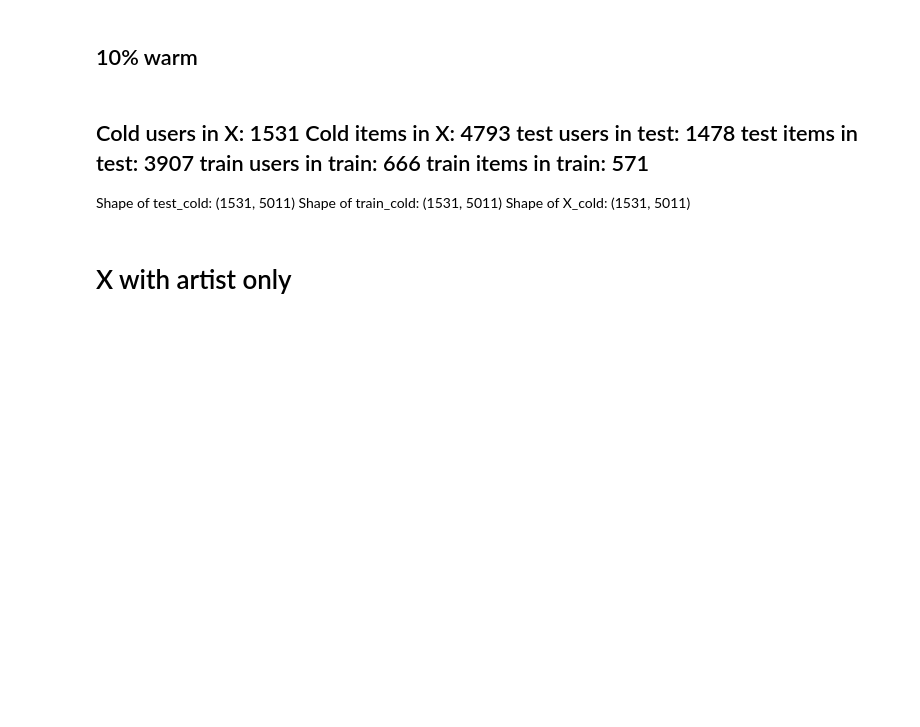
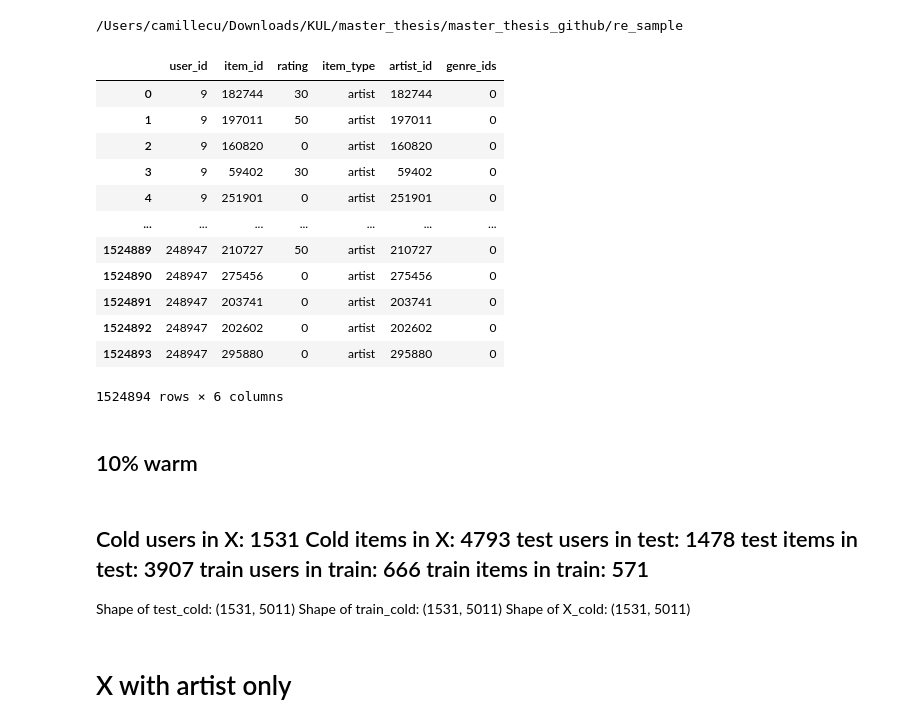
Before and after one commit to camilleecu/master_thesis, a Jupyter notebook: re_sample/Yahoo_four_elicitation.ipynb, the cells around one changed output. Cells and saved outputs as stored; diff of their text form; code cells hidden in the pictures; blank space fills up the shorter version.

Commit message:
yahoo tree

```diff
--- a/re_sample/Yahoo_four_elicitation.ipynb
+++ b/re_sample/Yahoo_four_elicitation.ipynb
@@ -40,6 +49,24 @@ from pct.tree.tree import Tree
+# %%
+print(os.getcwd())
+# %% [output]
+/Users/camillecu/Downloads/KUL/master_thesis/master_thesis_github/re_sample
 # %%
-filtered_df = pd.read_csv("../Yahoodata/filtered_df.csv")
+filtered_df = pd.read_csv("filtered_df.csv")
 filtered_df
+# %% [output]
+|  | user_id | item_id | rating | item_type | artist_id | genre_ids |
+| 0 | 9 | 182744 | 30 | artist | 182744 | 0 |
+| 1 | 9 | 197011 | 50 | artist | 197011 | 0 |
+| 2 | 9 | 160820 | 0 | artist | 160820 | 0 |
+| 3 | 9 | 59402 | 30 | artist | 59402 | 0 |
+| 4 | 9 | 251901 | 0 | artist | 251901 | 0 |
+| ... | ... | ... | ... | ... | ... | ... |
+| 1524889 | 248947 | 210727 | 50 | artist | 210727 | 0 |
+| 1524890 | 248947 | 275456 | 0 | artist | 275456 | 0 |
+| 1524891 | 248947 | 203741 | 0 | artist | 203741 | 0 |
+| 1524892 | 248947 | 202602 | 0 | artist | 202602 | 0 |
+| 1524893 | 248947 | 295880 | 0 | artist | 295880 | 0 |
+1524894 rows × 6 columns
 # %%
 # item type map
 item_type_map = filtered_df.drop_duplicates(subset='item_id')[['item_id', 'item_type']]
```
Also changed, not shown: parts of 1 cell of this notebook, 6 other files.
